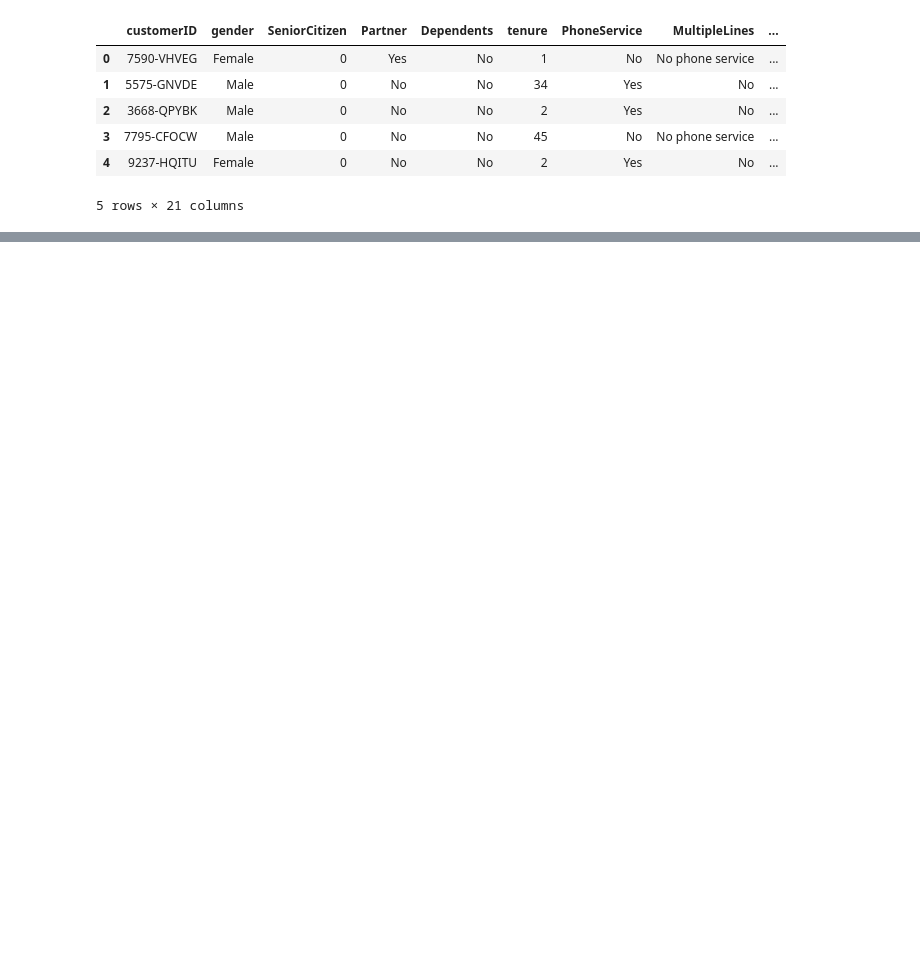
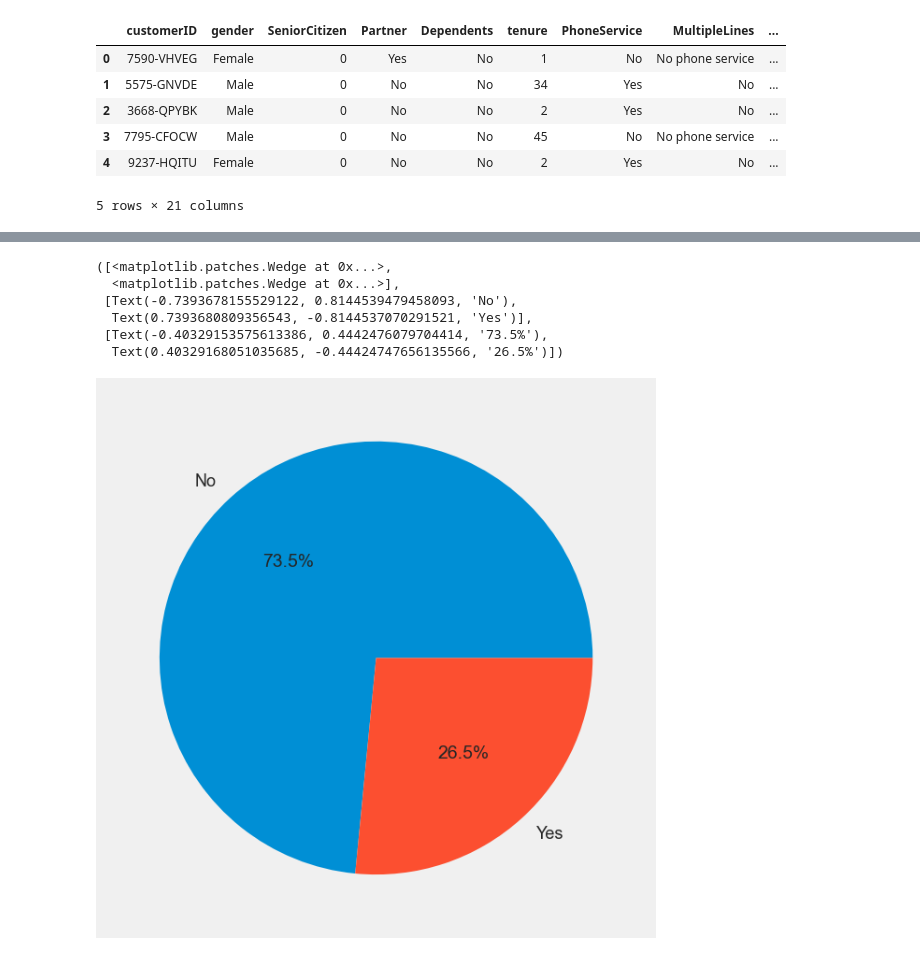
Before and after one commit to KeithGalli/quarto-churn-analysis, a Jupyter notebook: analysis.ipynb, the cells around one changed output, grey strips where cells are left out. Saved outputs shown, nothing was run; the diff lists cells and outputs as text; code cells hidden in the pictures; blank space fills up the shorter version.

```diff
--- a/analysis.ipynb
+++ b/analysis.ipynb
@@ -30,0 +57,11 @@ df.head()
+# %%
+pct_churn = df['Churn'].value_counts(normalize=True)
+plt.pie(pct_churn, labels=pct_churn.index, autopct='%1.1f%%')
+# %% [output]
+([<matplotlib.patches.Wedge at 0x...>,
+  <matplotlib.patches.Wedge at 0x...>],
+ [Text(-0.7393678155529122, 0.8144539479458093, 'No'),
+  Text(0.7393680809356543, -0.8144537070291521, 'Yes')],
+ [Text(-0.40329153575613386, 0.4442476079704414, '73.5%'),
+  Text(0.40329168051035685, -0.44424747656135566, '26.5%')])
+[figure, added]
```
Also changed, not shown: parts of 24 cells of this notebook, 1 other file.
